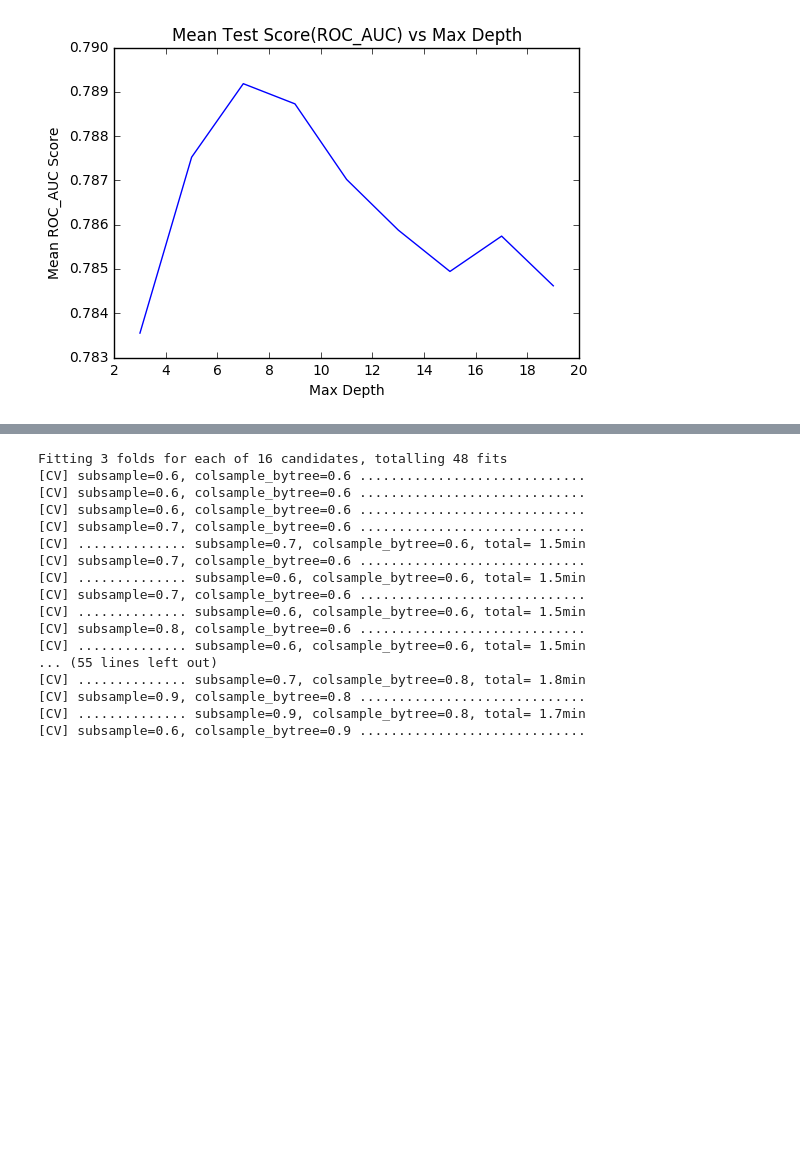
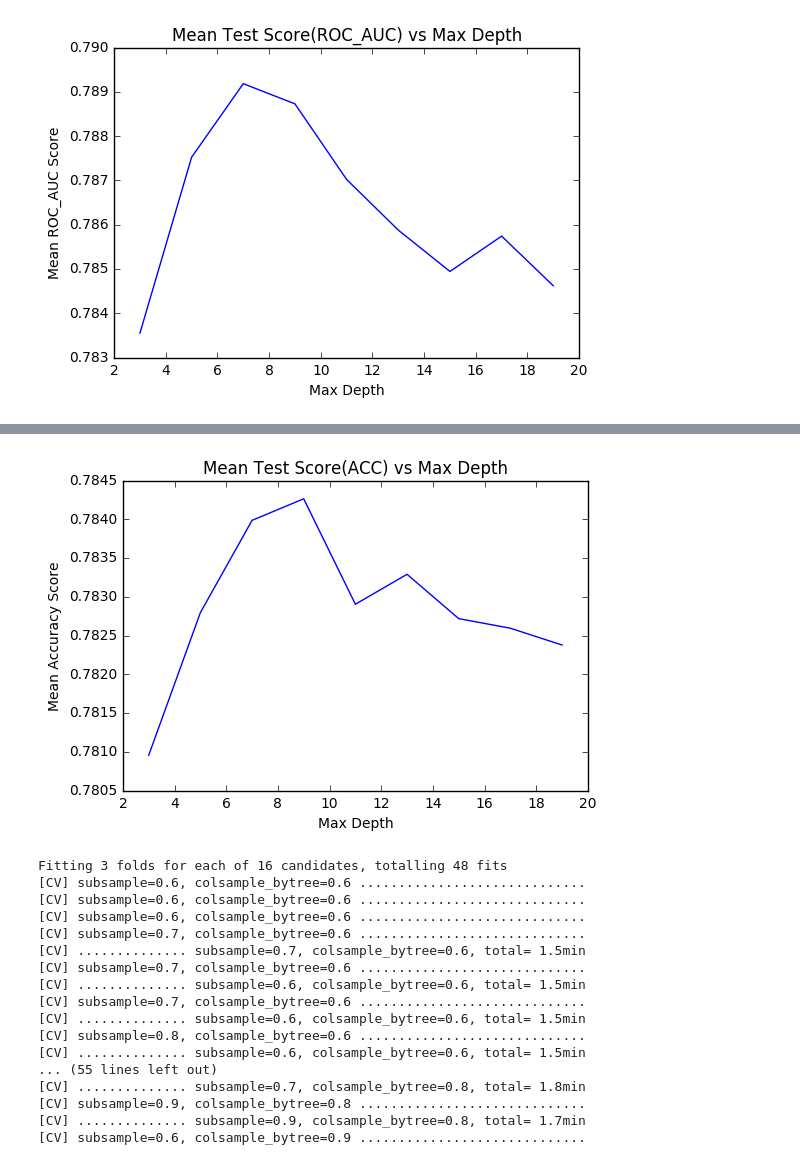
Before and after one commit to jxihong/cs155-kaggle, a Jupyter notebook: parameter_tuning.ipynb, the cells around one changed output, grey strips where cells are left out. Cells and saved outputs as stored; diff of their text form; code cells hidden in the pictures; blank space fills up the shorter version.

```diff
--- a/parameter_tuning.ipynb
+++ b/parameter_tuning.ipynb
@@ -373,3 +373,13 @@ plt.xlabel("Max Depth")
 plt.savefig("plots/xgb_depth.png")
 # %% [output]
 [figure]
+# %%
+#Grid seach on max depth
+param_test2 = {
+    'max_depth':range(3,20,2),
+}
+gsearch3 = GridSearchCV(estimator = XGBClassifier(learning_rate =0.1, n_estimators=100,
+                                        gamma=0, subsample=0.8, colsample_bytree=0.8,
+                                        objective= 'binary:logistic', nthread=4, scale_pos_weight=1, seed=27),
+                       param_grid = param_test2, scoring='accuracy',n_jobs=4, verbose=2)
+gsearch3.fit(X_train, y_train)
@@ -376,3 +415,13 @@ plt.savefig("plots/xgb_depth.png")
+# %%
+xs = range(3,20,2)
+ys = gsearch3.cv_results_['mean_test_score']
+plt.plot(xs,ys)
+plt.title("Mean Test Score(ACC) vs Max Depth")
+plt.ylabel("Mean Accuracy Score")
+plt.xlabel("Max Depth")
+plt.savefig("plots/xgb_depth_2.png")
+# %% [output]
+[figure, added]
 # %%
 #Grid seach on subsample and max_features
 #Choose all predictors except target & IDcols
```
Also changed, not shown: parts of 6 cells of this notebook, 5 other files.
